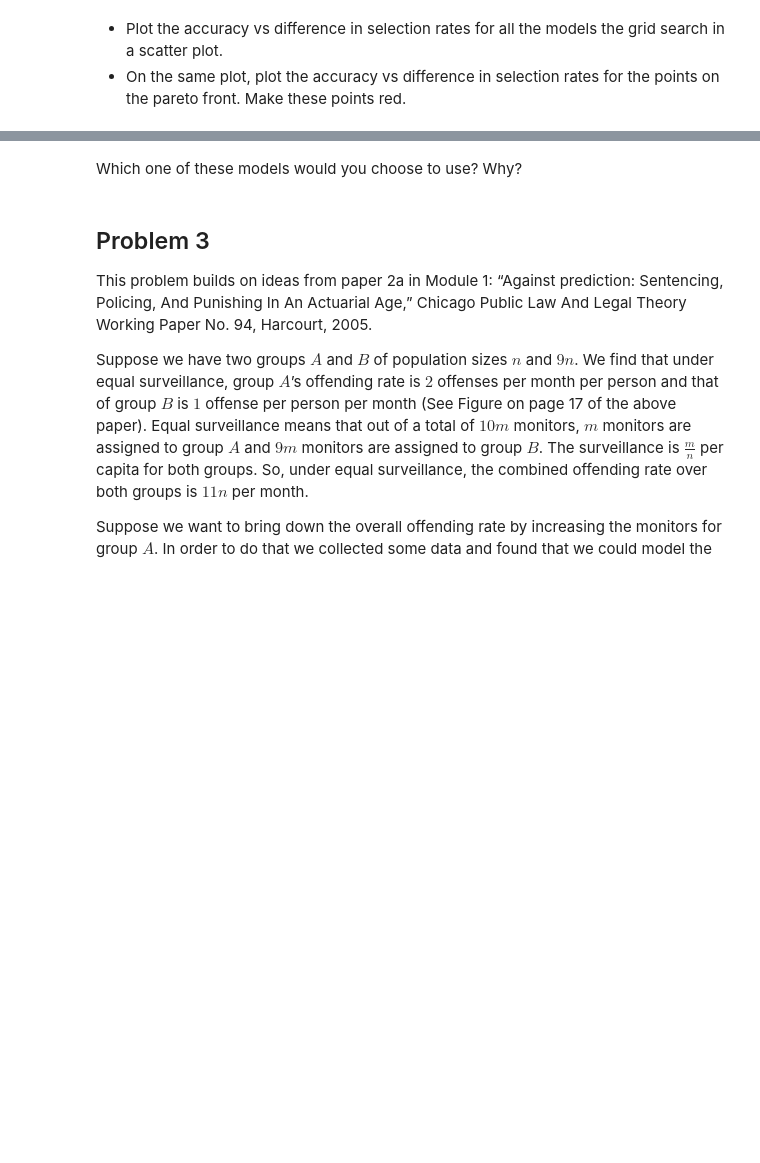
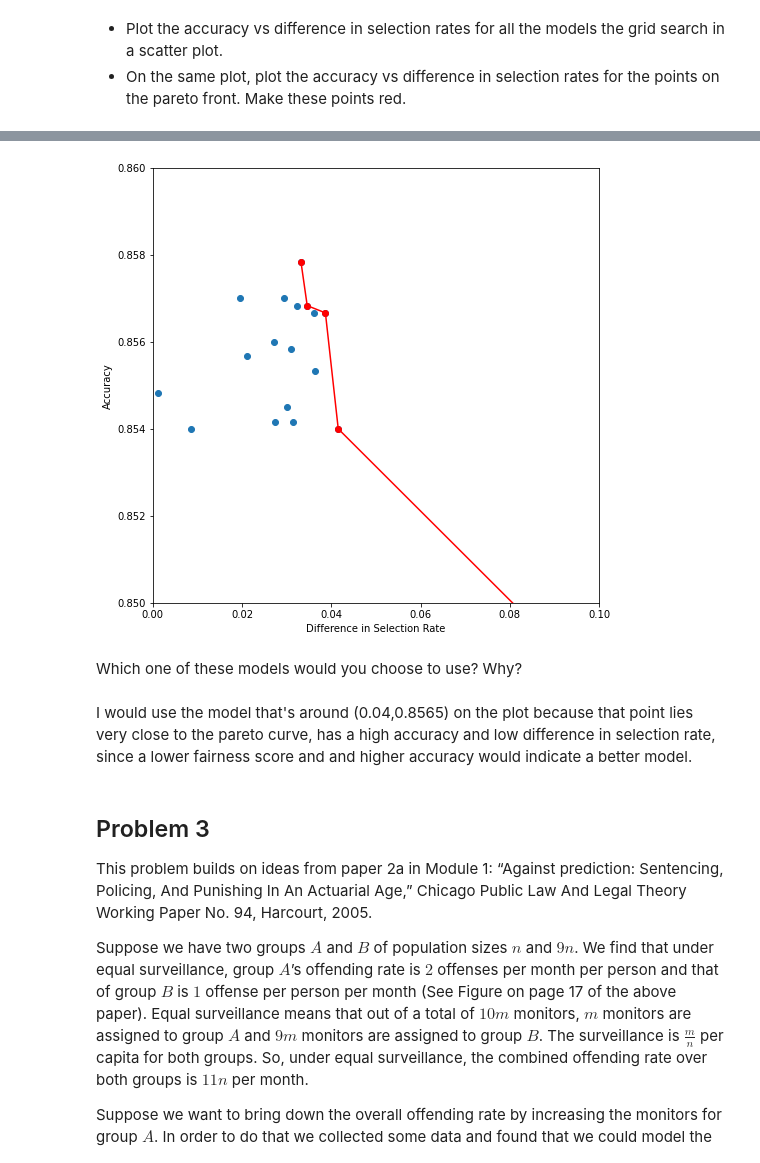
Before and after one commit to allison1025/cs190hw, a Jupyter notebook: HW3.ipynb, the cells around one changed output, grey strips where cells are left out. Saved outputs shown, nothing was run; the diff lists cells and outputs as text; code cells hidden in the pictures; blank space fills up the shorter version.

```diff
--- a/HW3.ipynb
+++ b/HW3.ipynb
@@ -290,5 +348,23 @@ plt.show()
+# %%
+plt.figure(figsize=(8,8)) #zoomed in plot
+plt.xlim([0,0.1])
+plt.ylim([0.85,0.86])
+x = c[:, 0]
+y = c[:, 1]
+x_pareto = pareto_front[:, 0]
+y_pareto = pareto_front[:, 1]
+plt.scatter(x,y)
+plt.plot(x_pareto, y_pareto, 'o-',color='red')
+plt.ylabel("Accuracy")
+plt.xlabel("Difference in Selection Rate")
+#plt.legend()
+plt.show()
+# %% [output]
+[figure, added]
 # %% [markdown]
 Which one of these models would you choose to use? Why?
+# %% [markdown]
+I would use the model that's around (0.04,0.8565) on the plot because that point lies very close to the pareto curve, has a high accuracy and low difference in selection rate, since a lower fairness score and and higher accuracy would indicate a better model.
 # %% [markdown]
 ## Problem 3
 
```
Also changed, not shown: parts of 22 cells of this notebook.
